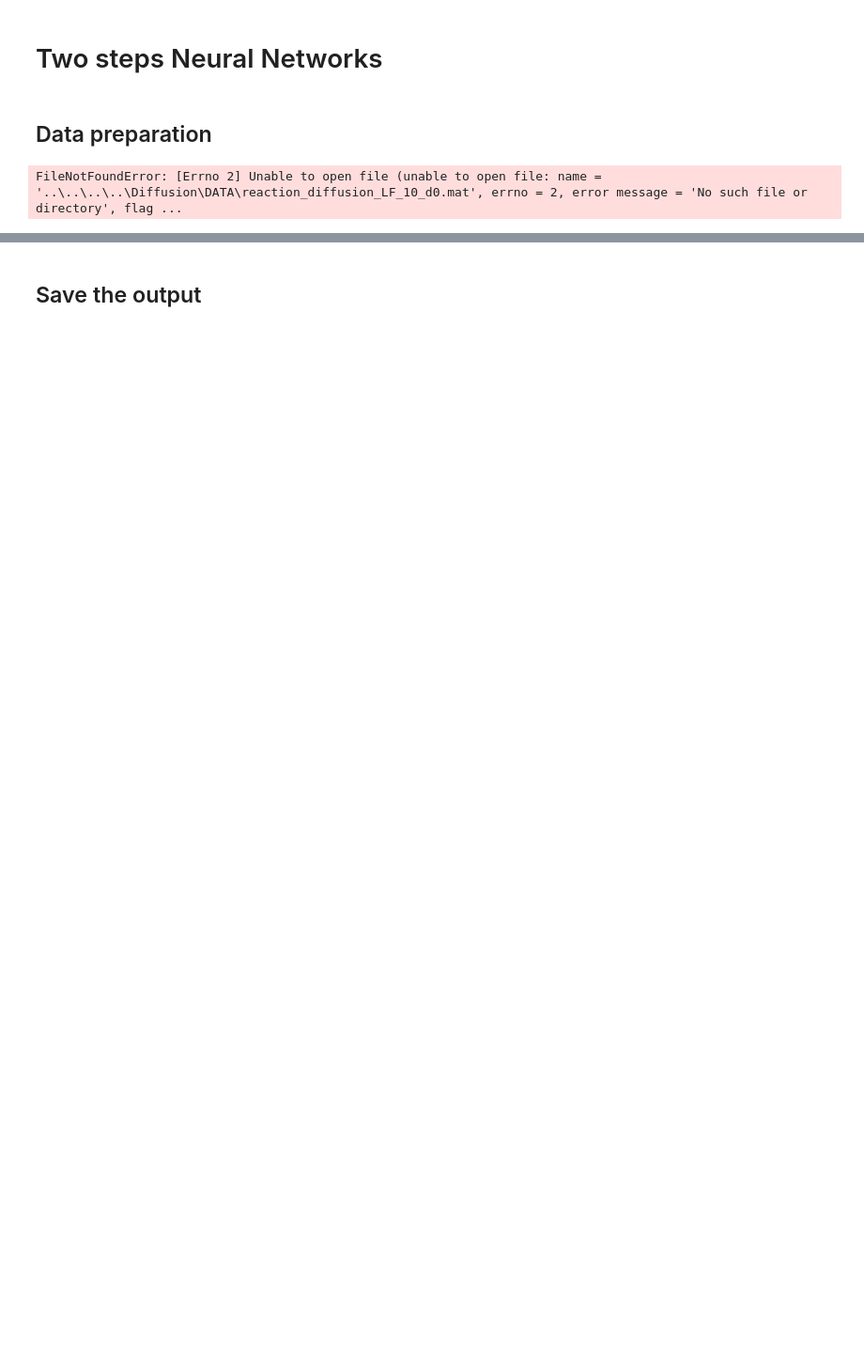
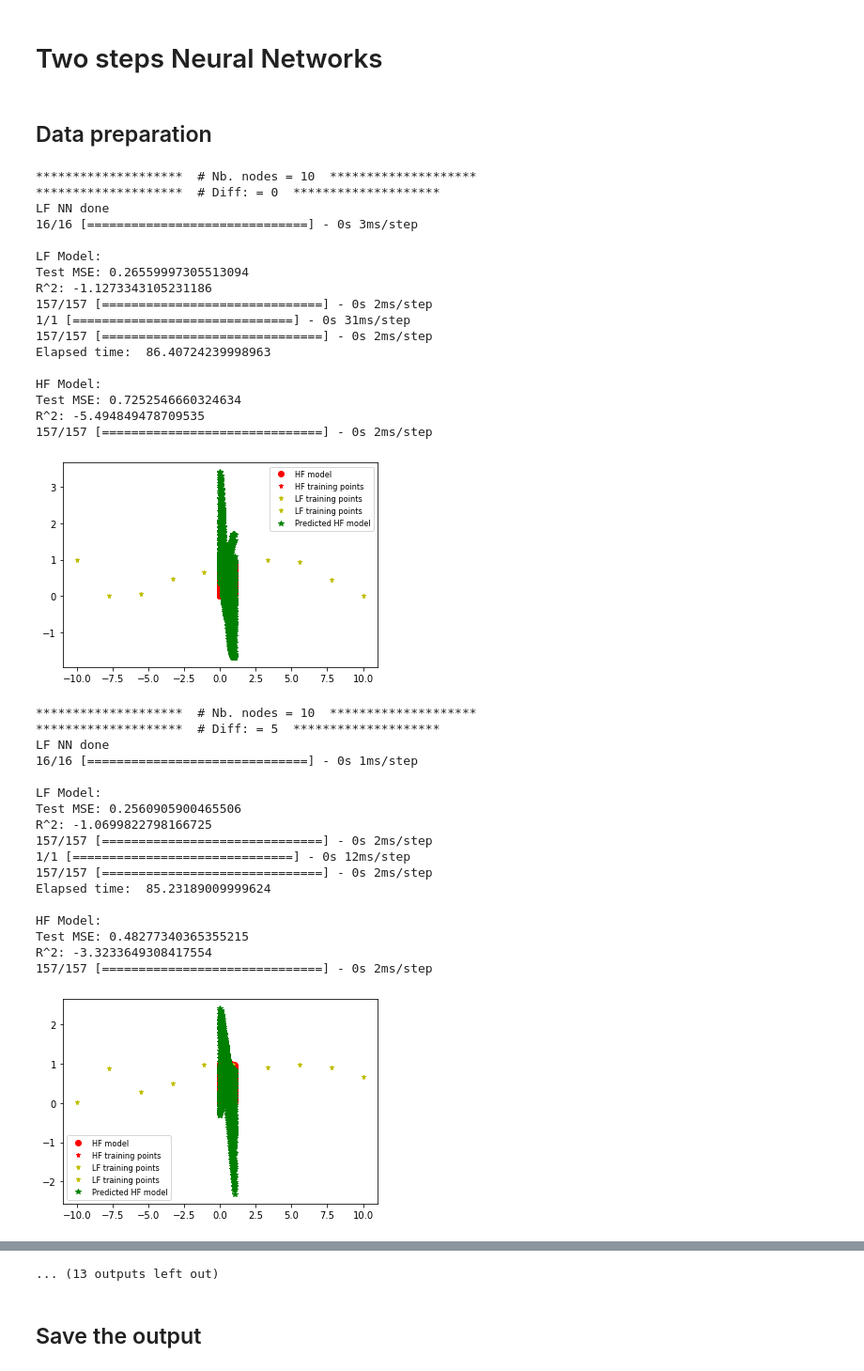
Before and after one commit to Jackmos/Multi-Fidelity-MCMC-methods, a Jupyter notebook: PACS_project2/Multiparameter/2-step/2NN.ipynb, the cells around one changed output, grey strips where cells are left out. Shown at 94% size. Saved outputs shown, nothing was run; the diff lists cells and outputs as text; code cells hidden in the pictures; blank space fills up the shorter version.

```diff
--- a/PACS_project2/Multiparameter/2-step/2NN.ipynb
+++ b/PACS_project2/Multiparameter/2-step/2NN.ipynb
@@ -108,8 +108,7 @@ for m in range(len(Discretizations)):
     for d in range(len(diffusion)):
         file_name= os.path.join("..", "..", "Diffusion\DATA", "reaction_diffusion_LF_"+str(Discretizations[m])+"_d"+str(diffusion[d])+".mat")
         #file_name="Diffusion\DATA\reaction_diffusion_LF_"+str(Discretizations[m])+"_d"+str(diffusion[d])+".mat"
-        file_path_LF = os.path.join("..", "..", file_name)
-        (reaction_LF_test, U_LF_test, x_LF_test) = import_data(file_path_LF)
+        (reaction_LF_test, U_LF_test, x_LF_test) = import_data(file_name)
 #file_path_LF = "..\..\Diffusion\DATA\reaction_diffusion_LF_46_d75.mat"
 
         reaction_max = np.max(reaction_LF_test)
@@ -118,16 +117,17 @@ for m in range(len(Discretizations)):
             reaction_max - reaction_min
         )
 
+        L=np.minimum(Nlf,x_LF_test.shape[0])
         permutation1 = np.random.permutation(len(reaction_LF_test))
         permutation2 = np.random.permutation(len(x_LF_test))
-        reaction_LF = reaction_LF_test[permutation1][0:Nlf]
-        x_LF = x_LF_test[permutation2][0:Nlf]
+        reaction_LF = reaction_LF_test[permutation1][0:L]    # problema di consistenza qui: non stai confrontando stesso numero di dati, ma è cosairreparabile se non creando nuovo dataset
+        x_LF = x_LF_test[permutation2][0:L]
         reaction_LF = np.column_stack((reaction_LF, x_LF))
         reaction_LF_test = np.array(list(product(reaction_LF_test.flatten(), x_LF_test.flatten())))
         U_LF_test = U_LF_test[
         :,
         - 1,
-        int(4*(Discretizations[m]-1)/9),
+        :,
         int(4*(Discretizations[m]-1)/9)
         ]
         # TRANSFORMATION
@@ -136,7 +136,7 @@ for m in range(len(Discretizations)):
 
         U_LF_test = (U_LF_test - U_t_min_test) / (U_t_max_test - U_t_min_test)
         #U_HF = (U_HF - U_h_min_test) / (U_h_max_test - U_h_min_test)
-        U_train_LF = U_LF_test[permutation1[0:Nlf],permutation2[0:Nlf]]
+        U_train_LF = U_LF_test[permutation1[0:L],permutation2[0:L]]
         ##
         row, col = U_LF_test.shape
         index_row, index_col = np.meshgrid(np.arange(row), np.arange(col), indexing='ij')
@@ -261,31 +261,66 @@ for m in range(len(Discretizations)):
         )
         plt.plot(
         reaction_test_in[:, 0],
         finalModel.predict(reaction_test_in),
         "g*",
         linewidth=3,
         label="Predicted HF model",
         )
         plt.legend(prop={"size": 8.3})
         plt.show()
 
         new = {'Discretization': Discretizations[m], 'diffusion': diffusion[d], 'R2': r2_LF_list[-1]}
         r2_LF_df=r2_LF_df.append(new, ignore_index=True)
         new = {'Discretization': Discretizations[m], 'diffusion': diffusion[d], 'R2': r2_HF_list[-1]}
         r2_HF_df=r2_HF_df.append(new, ignore_index=True)
         new = {'Discretization': Discretizations[m], 'diffusion': diffusion[d], 'MSE': test_mse_LF_list[-1]}
         mse_LF_df=mse_LF_df.append(new, ignore_index=True)
         new = {'Discretization': Discretizations[m], 'diffusion': diffusion[d], 'MSE': test_mse_HF_list[-1]}
         mse_HF_df=mse_HF_df.append(new, ignore_index=True)
 
         if not r2_HF_list[:-1]:
             save_model(modelLF,"modelLF2NN.h5")
             save_model(finalModel,"finalModel2NN.h5")
         elif r2_HF_list[:-1] and r2_HF_list[-1] < max(r2_HF_list[:-1]):
             save_model(modelLF,"modelLF2NN.h5")
             save_model(finalModel,"finalModel2NN.h5")
 
 print(r2_HF_df.round(5))
 print(mse_HF_df.round(5))
 # %% [output]
-FileNotFoundError: [Errno 2] Unable to open file (unable to open file: name = '..\..\..\..\Diffusion\DATA\reaction_diffusion_LF_10_d0.mat', errno = 2, error message = 'No such file or directory', flag ...
+********************  # Nb. nodes = 10  ********************
+********************  # Diff: = 0  ********************
+LF NN done
+16/16 [==============================] - 0s 3ms/step
+
+LF Model:
+Test MSE: 0.26559997305513094
+R^2: -1.1273343105231186
+157/157 [==============================] - 0s 2ms/step
+1/1 [==============================] - 0s 31ms/step
+157/157 [==============================] - 0s 2ms/step
+Elapsed time:  86.40724239998963
+
+HF Model:
+Test MSE: 0.7252546660324634
+R^2: -5.494849478709535
+157/157 [==============================] - 0s 2ms/step
+[figure, added]
+********************  # Nb. nodes = 10  ********************
+********************  # Diff: = 5  ********************
+LF NN done
+16/16 [==============================] - 0s 1ms/step
+
+LF Model:
+Test MSE: 0.2560905900465506
+R^2: -1.0699822798166725
+157/157 [==============================] - 0s 2ms/step
+1/1 [==============================] - 0s 12ms/step
+157/157 [==============================] - 0s 2ms/step
+Elapsed time:  85.23189009999624
+
+HF Model:
+Test MSE: 0.48277340365355215
+R^2: -3.3233649308417554
+157/157 [==============================] - 0s 2ms/step
+[figure, added]
@@ -292,3 +399,4 @@ FileNotFoundError: [Errno 2] Unable to open file (unable to open file: name = '.
+... (13 outputs left out)
 # %% [markdown]
 ## Save the output
 # %%
```
Also changed, not shown: parts of 1 cell of this notebook, 26 other files.
